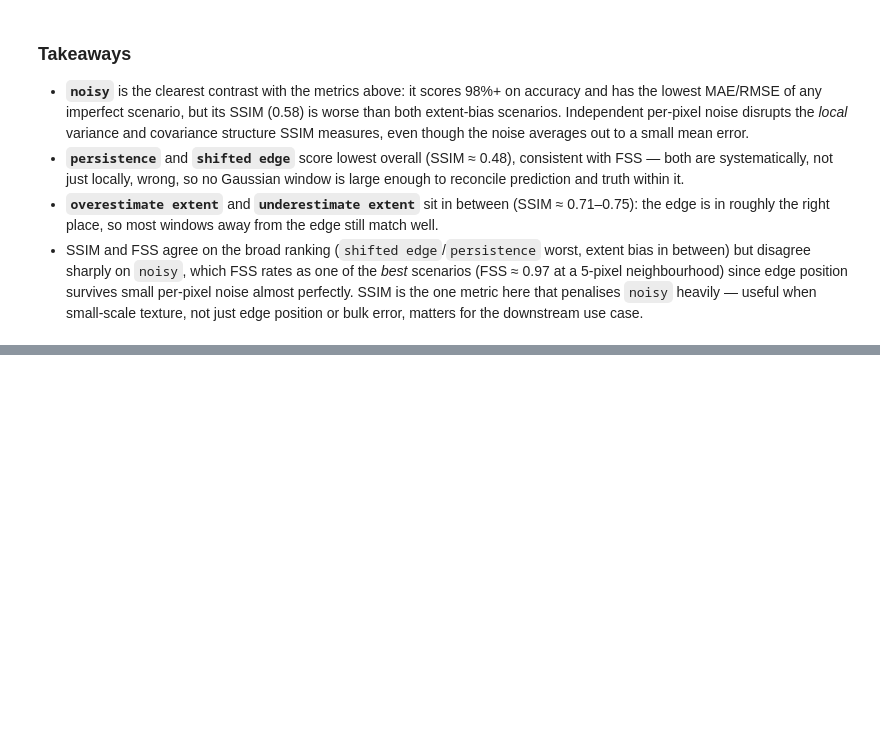
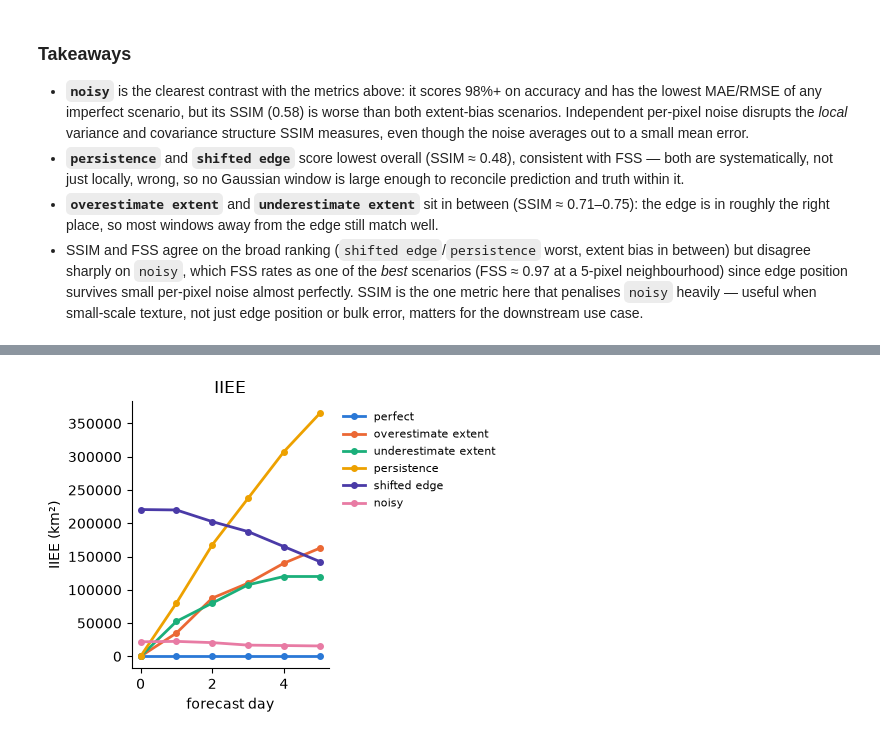
Before and after one commit to alan-turing-institute/icenet-mp, a Jupyter notebook: notebooks/metrics_examples.ipynb, the cells around one changed output, grey strips where cells are left out. Saved outputs shown, nothing was run; the diff lists cells and outputs as text; code cells hidden in the pictures; blank space fills up the shorter version.

```diff
--- a/notebooks/metrics_examples.ipynb
+++ b/notebooks/metrics_examples.ipynb
@@ -605,0 +695,18 @@ plt.show()
+# %%
+from icenet_mp.metrics import IntegratedIceEdgeErrorPerForecastDay
+
+iiee_daily_results: dict[str, np.ndarray] = {}
+for name, pred_t in scenario_tensors.items():
+    metric = IntegratedIceEdgeErrorPerForecastDay()
+    metric.update(pred_t, truth_t)
+    iiee_daily_results[name] = metric.compute().numpy()
+
+iiee_summary = pd.DataFrame(
+    {
+        "iiee (km²)": [iiee_daily_results[name].mean() for name in scenarios],
+        "sieerror (km²)": summary["sieerror (km²)"],
+    },
+    index=list(scenarios.keys()),
+)
+iiee_summary.index.name = "scenario"
+iiee_summary.round(1)
@@ -605,0 +722,20 @@ plt.show()
+# %%
+fig, ax = plt.subplots(figsize=(4.6, 3.4), constrained_layout=True)
+for scenario_name in scenarios:
+    ax.plot(
+        range(N_DAYS),
+        iiee_daily_results[scenario_name],
+        marker="o",
+        markersize=4,
+        linewidth=2,
+        color=SCENARIO_COLORS[scenario_name],
+        label=scenario_name,
+    )
+ax.set_title("IIEE")
+ax.set_xlabel("forecast day")
+ax.set_ylabel("IIEE (km²)")
+ax.spines[["top", "right"]].set_visible(False)
+ax.legend(loc="upper left", bbox_to_anchor=(1.02, 1.0), frameon=False, fontsize=8)
+plt.show()
+# %% [output]
+[figure, added]
```
Also changed, not shown: parts of 15 cells of this notebook, 5 other files.
